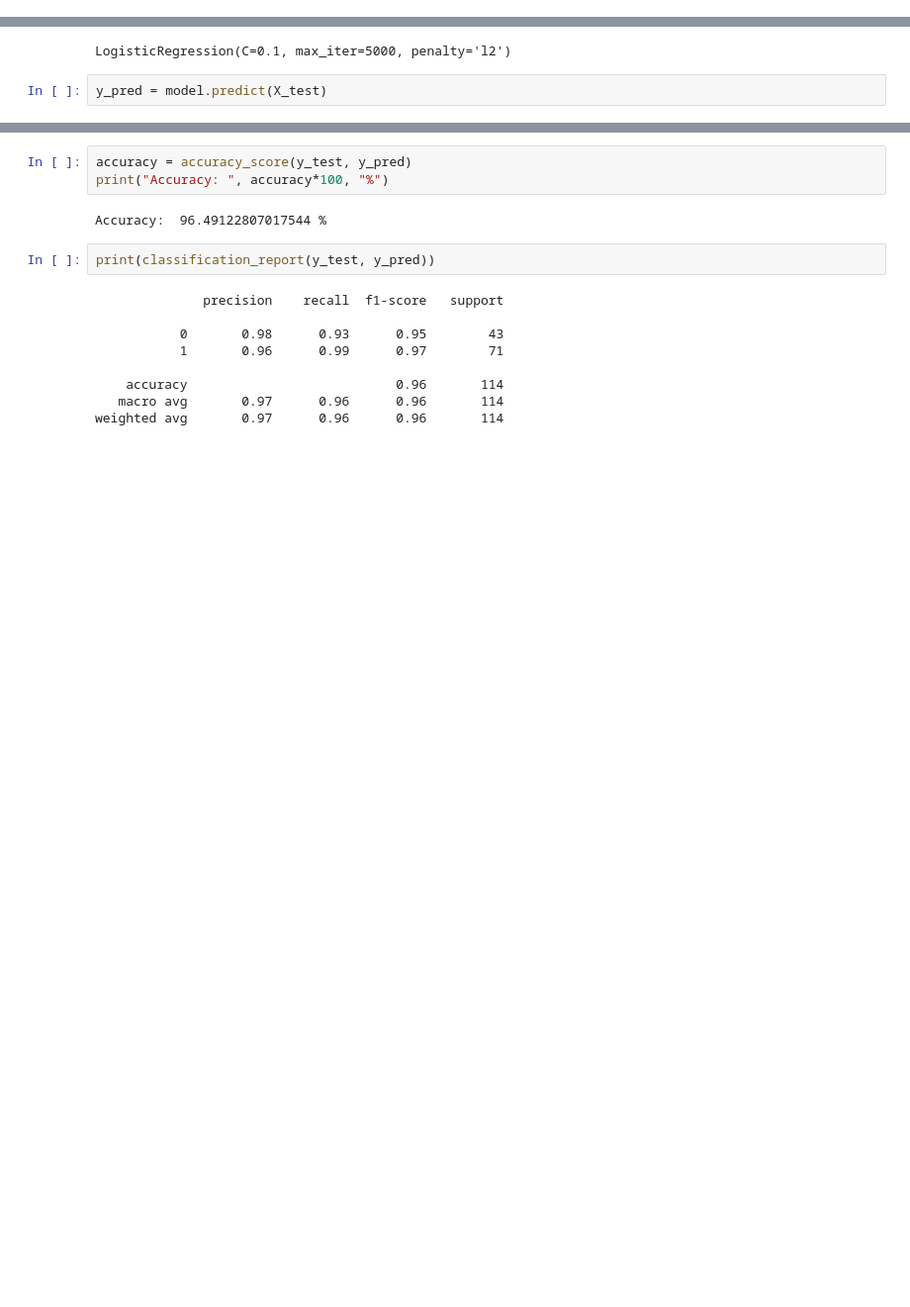
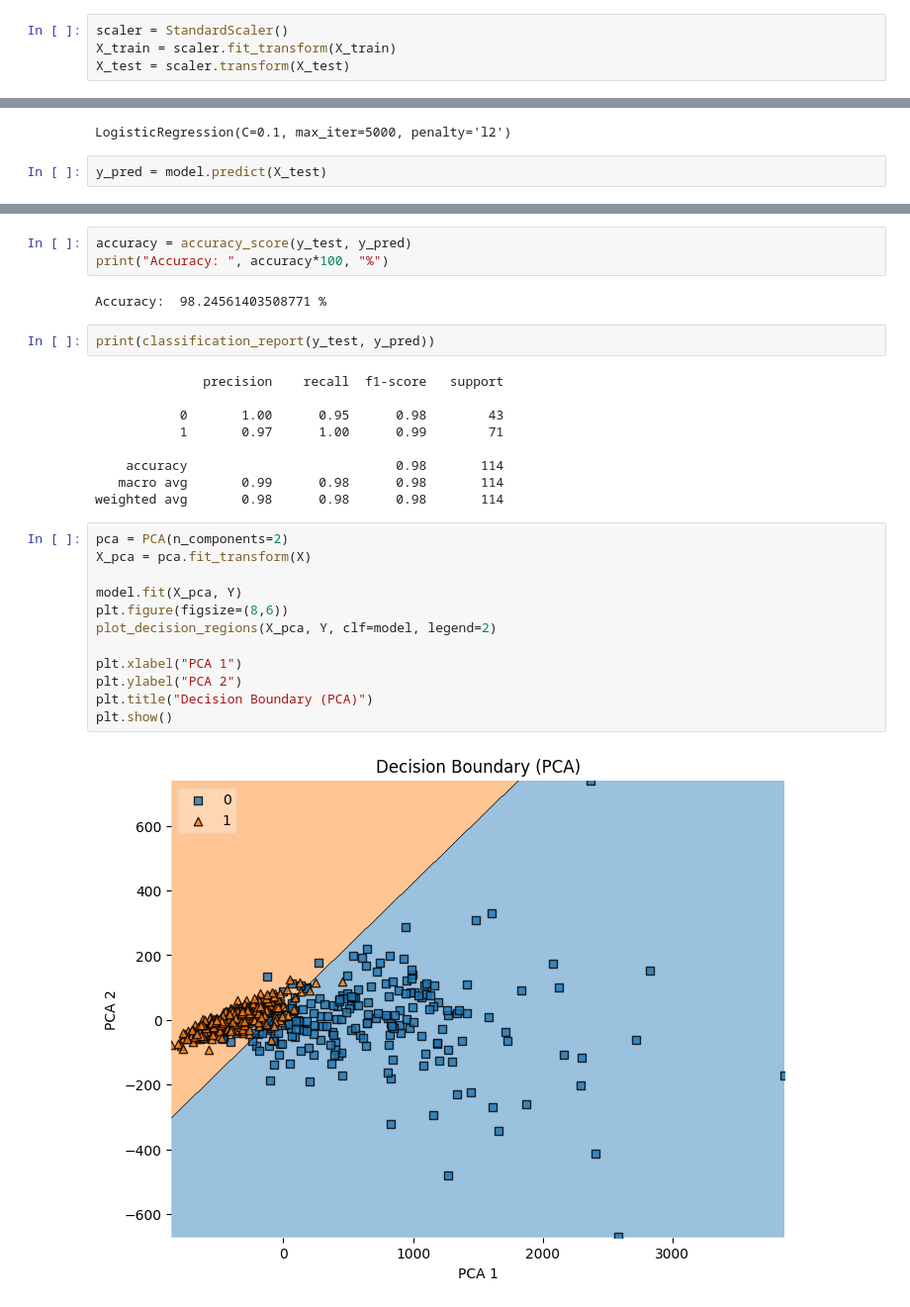
Before and after one commit to Innotech-Manipal-TP26/Ananyaraj2ndYear, a Jupyter notebook: Week2/logistic.ipynb, the cells around one changed output, grey strips where cells are left out. Shown at 99% size. Saved outputs shown, nothing was run; the diff lists cells and outputs as text; blank space fills up the shorter version.

```diff
--- a/Week2/logistic.ipynb
+++ b/Week2/logistic.ipynb
@@ -45,4 +48,8 @@ X_train, X_test, y_train, y_test = train_test_split(
     test_size=0.2,
     random_state=42
 )
+# %%
+scaler = StandardScaler()
+X_train = scaler.fit_transform(X_train)
+X_test = scaler.transform(X_test)
 # %%
@@ -69,15 +75,29 @@ print(cm)
 accuracy = accuracy_score(y_test, y_pred)
 print("Accuracy: ", accuracy*100, "%")
 # %% [output]
-Accuracy:  96.49122807017544 %
+Accuracy:  98.24561403508771 %
 # %%
 print(classification_report(y_test, y_pred))
 # %% [output]
               precision    recall  f1-score   support
 
-           0       0.98      0.93      0.95        43
-           1       0.96      0.99      0.97        71
+           0       1.00      0.95      0.98        43
+           1       0.97      1.00      0.99        71
 
-    accuracy                           0.96       114
-   macro avg       0.97      0.96      0.96       114
-weighted avg       0.97      0.96      0.96       114
+    accuracy                           0.98       114
+   macro avg       0.99      0.98      0.98       114
+weighted avg       0.98      0.98      0.98       114
+# %%
+pca = PCA(n_components=2)
+X_pca = pca.fit_transform(X)
+
+model.fit(X_pca, Y)
+plt.figure(figsize=(8,6))
+plot_decision_regions(X_pca, Y, clf=model, legend=2)
+
+plt.xlabel("PCA 1")
+plt.ylabel("PCA 2")
+plt.title("Decision Boundary (PCA)")
+plt.show()
+# %% [output]
+[figure, added]
```
Also changed, not shown: parts of 6 cells of this notebook, 3 other files.
